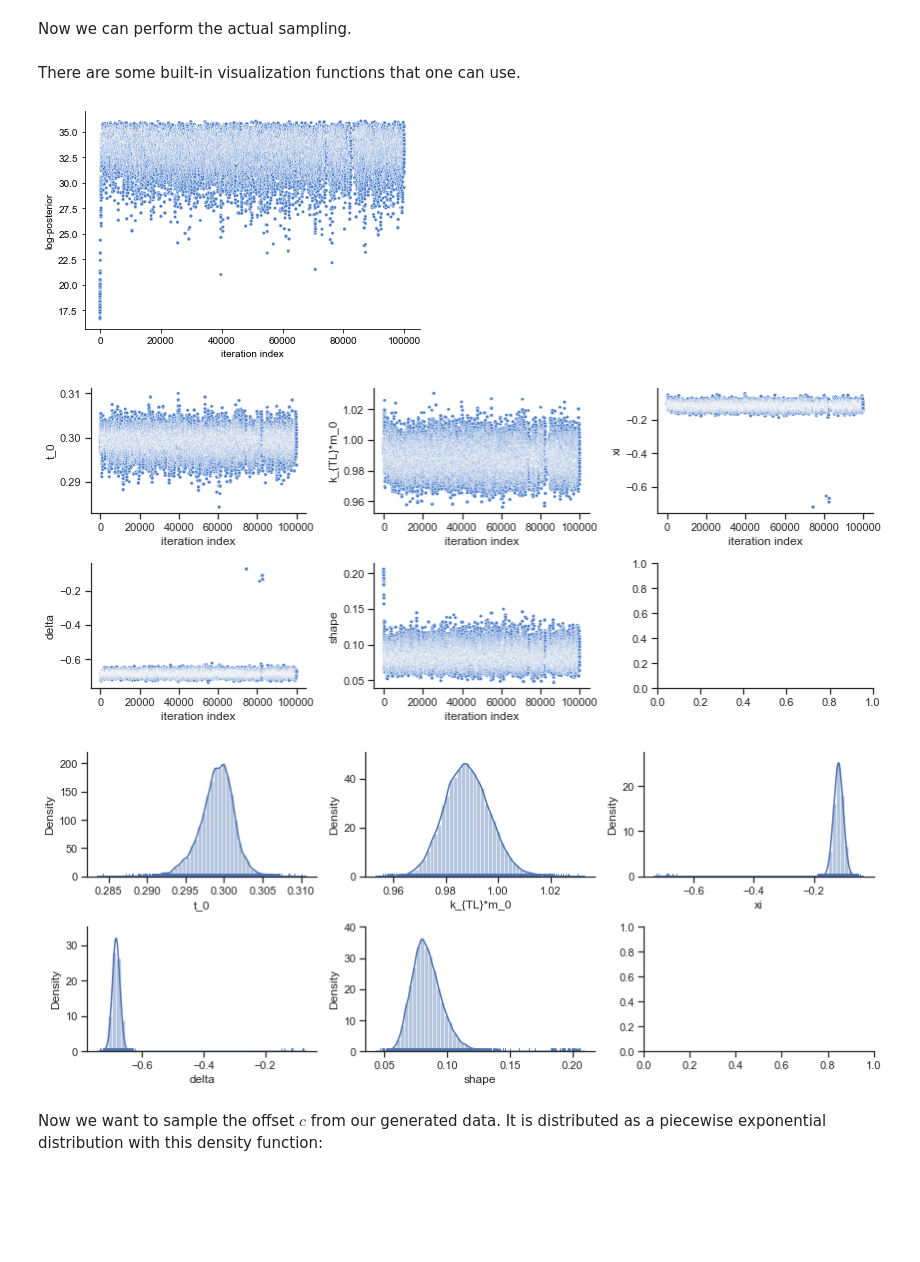
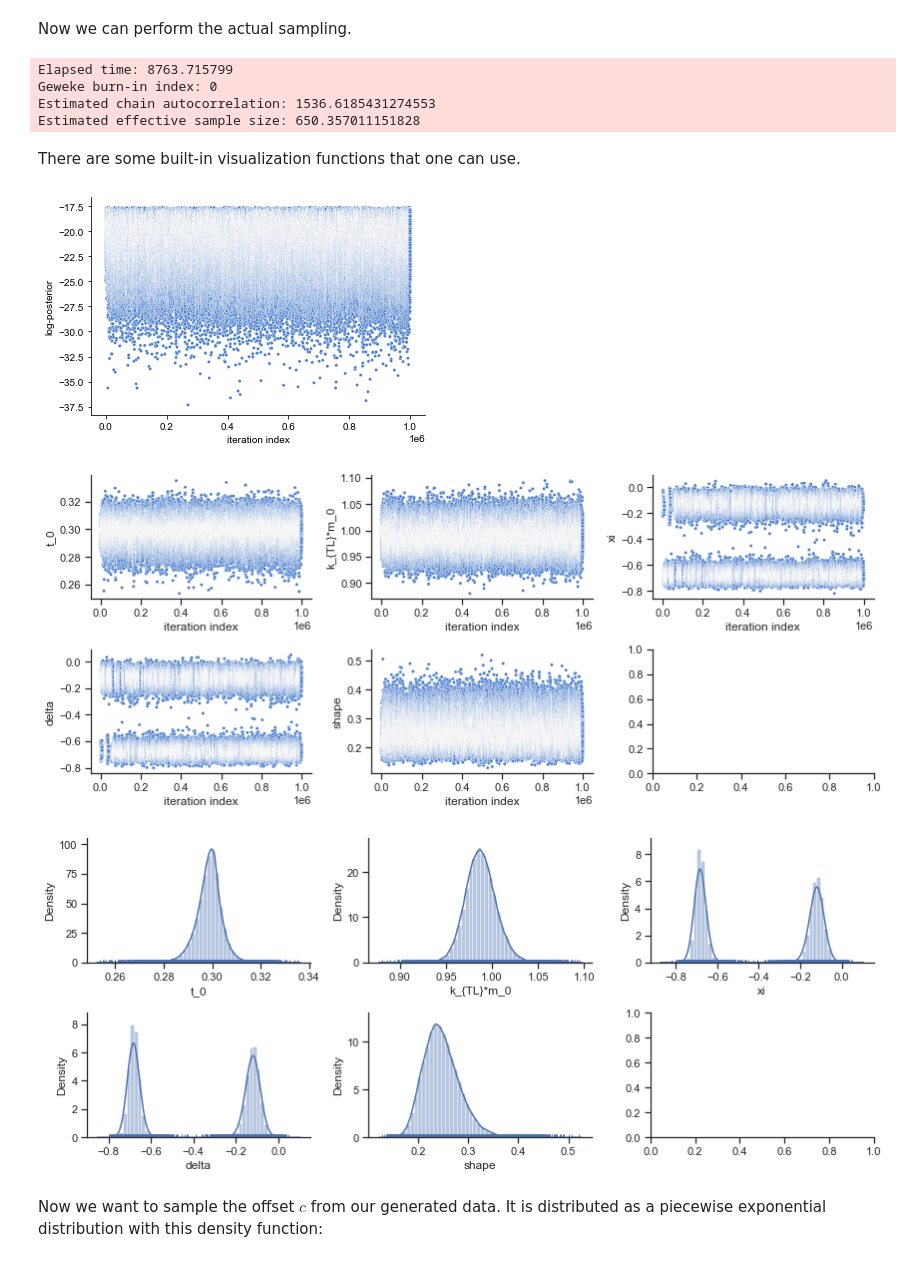
Before and after one commit to feddersmichael/Bachelor-Thesis-Marginal-Sampling, a Jupyter notebook: Sampling/Laplacian_noise/mRNA-transfection_model/Offset_marginalisation/Marginalised_Likelihood.ipynb, the cells around one changed output. Cells and saved outputs as stored; diff of their text form; code cells hidden in the pictures; blank space fills up the shorter version.

```diff
--- a/Sampling/Laplacian_noise/mRNA-transfection_model/Offset_marginalisation/Marginalised_Likelihood.ipynb
+++ b/Sampling/Laplacian_noise/mRNA-transfection_model/Offset_marginalisation/Marginalised_Likelihood.ipynb
@@ -21,6 +19,13 @@ datatype = "original"
 # %%
+datatype = "loss"
+
 # Load experimental data
-df=pd.read_csv('data/data.csv', sep='\t')
+if datatype == "original":
+    df=pd.read_csv('data/data.csv', sep='\t')
+elif datatype == "switch":
+    df=pd.read_csv('data/data_switch.csv', sep='\t')
+else:
+    df=pd.read_csv('data/data_loss.csv', sep='\t')
 
 add_offset_to_data = True
 offset_value = 0.2
@@ -148,8 +153,8 @@ def marginal_sampling():
     """Creates a pyPESTO problem."""
     objective = pypesto.Objective(fun=negative_log_marginalised_likelihood)
     problem = pypesto.Problem(objective=objective,  # objective function
-                              lb=[-2, -5, -5, -5, -np.inf],  # lower bounds
-                              ub=[np.log10(df.Time.max()), 5, 5, 5, np.inf],  # upper bounds
+                              lb=[-2, -5, -5, -5, np.exp(-5)],  # lower bounds
+                              ub=[np.log10(df.Time.max()), 5, 5, 5, np.exp(5)],  # upper bounds
                               x_names=['t_0', 'k_{TL}*m_0', 'xi', 'delta', 'shape'],  # parameter names
                               x_scales=['log10', 'log10', 'log10', 'log10', 'lin'])  # parameter scale
     return problem
@@ -161,9 +166,15 @@ lamda = 0.01
 problem = marginal_sampling()
 
 # MCMC chain length
-n_samples= 100000
+n_samples= 1000000
 # %%
 x0 = [np.array([0.2998, 0.9949, -0.1074, -0.6910, 0.2]),
+      np.array([0.2998, 0.9949, -0.6910, -0.1074, 0.2]),
+      np.array([0.2998, 0.9949, -0.1074, -0.6910, 0.2]),
+      np.array([0.2998, 0.9949, -0.6910, -0.1074, 0.2]),
+      np.array([0.2998, 0.9949, -0.1074, -0.6910, 0.2]),
+      np.array([0.2998, 0.9949, -0.6910, -0.1074, 0.2]),
+      np.array([0.2998, 0.9949, -0.1074, -0.6910, 0.2]),
       np.array([0.2998, 0.9949, -0.6910, -0.1074, 0.2]),
       np.array([0.2998, 0.9949, -0.1074, -0.6910, 0.2]),
       np.array([0.2998, 0.9949, -0.6910, -0.1074, 0.2])]
@@ -171,7 +182,7 @@ x0 = [np.array([0.2998, 0.9949, -0.1074, -0.6910, 0.2]),
 cov0 = 1e-4
 
 # call the sampler of choice
-sampler = sample.AdaptiveParallelTemperingSampler(n_chains=4, internal_sampler=
+sampler = sample.AdaptiveParallelTemperingSampler(n_chains=10, internal_sampler=
                                                   sample.AdaptiveMetropolisSampler(options={'cov0': cov0}))
 # %% [markdown]
 Now we can perform the actual sampling.
@@ -196,19 +207,24 @@ for n in range(runs):
         results = [result.sample_result]
         with open('Results/Offset_marginalized/' + str(n) + '.pickle','wb') as result_file:
             pickle.dump(results, result_file, n)
+# %% [output]
+Elapsed time: 8763.715799
+Geweke burn-in index: 0
+Estimated chain autocorrelation: 1536.6185431274553
+Estimated effective sample size: 650.357011151828
 # %% [markdown]
 There are some built-in visualization functions that one can use.
 # %%
-ax = visualize.sampling_fval_trace(result,full_trace=True)
+ax = visualize.sampling.sampling_fval_traces(result,full_trace=True)
 # Visualize the parameter trace
 ax = visualize.sampling.sampling_parameters_trace(result, use_problem_bounds=False,
                                                   full_trace=True, size=(12,5))
 # Visualize the one-dimensional marginals
 ax = visualize.sampling_1d_marginals(result, size=(12,5))
 # %% [output]
-[figure, old version]
+[figure, new version]
-[figure, old version]
+[figure, new version]
-[figure, old version]
+[figure, new version]
 # %% [markdown]
 Now we want to sample the offset $c$ from our generated data. It is distributed as a piecewise exponential distribution with this density function:
 # %% [markdown]
```
Also changed, not shown: parts of 3 cells of this notebook, 31 other files.
